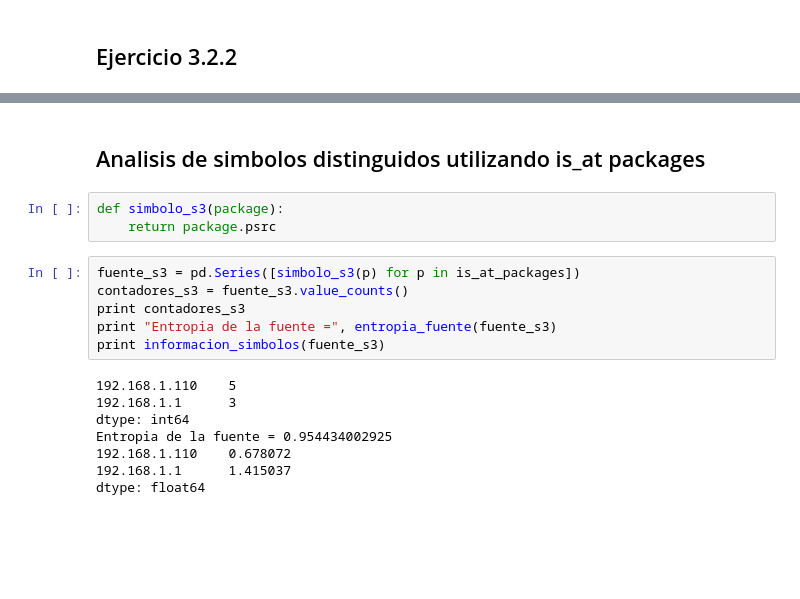
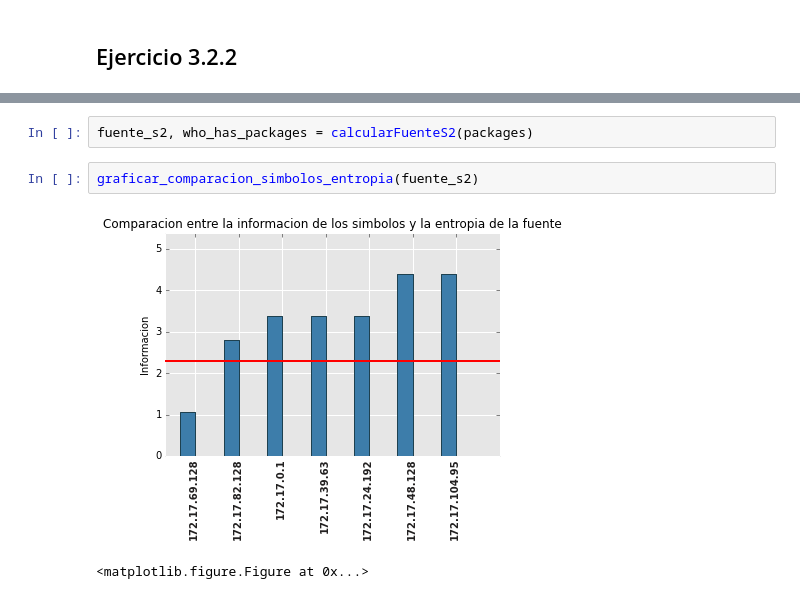
Before and after one commit to calasius/redes, a Jupyter notebook: cgauna/pruebas-scapy.ipynb, the cells around one changed output, grey strips where cells are left out. Cells and saved outputs as stored; diff of their text form; blank space fills up the shorter version.

```diff
--- a/cgauna/pruebas-scapy.ipynb
+++ b/cgauna/pruebas-scapy.ipynb
@@ -121,19 +25,7 @@ dtype: float64
-# %% [markdown]
-## Analisis de simbolos distinguidos utilizando is_at packages
-# %%
-def simbolo_s3(package):
-    return package.psrc
-# %%
-fuente_s3 = pd.Series([simbolo_s3(p) for p in is_at_packages])
-contadores_s3 = fuente_s3.value_counts()
-print contadores_s3
-print "Entropia de la fuente =", entropia_fuente(fuente_s3)
-print informacion_simbolos(fuente_s3)
-# %% [output]
-192.168.1.110    5
-192.168.1.1      3
-dtype: int64
-Entropia de la fuente = 0.954434002925
-192.168.1.110    0.678072
-192.168.1.1      1.415037
-dtype: float64
+# %%
+fuente_s2, who_has_packages = calcularFuenteS2(packages)
+# %%
+graficar_comparacion_simbolos_entropia(fuente_s2)
+# %% [output]
+[figure, added]
+<matplotlib.figure.Figure at 0x...>
```
Also changed, not shown: parts of 28 cells of this notebook, 7 other files.
